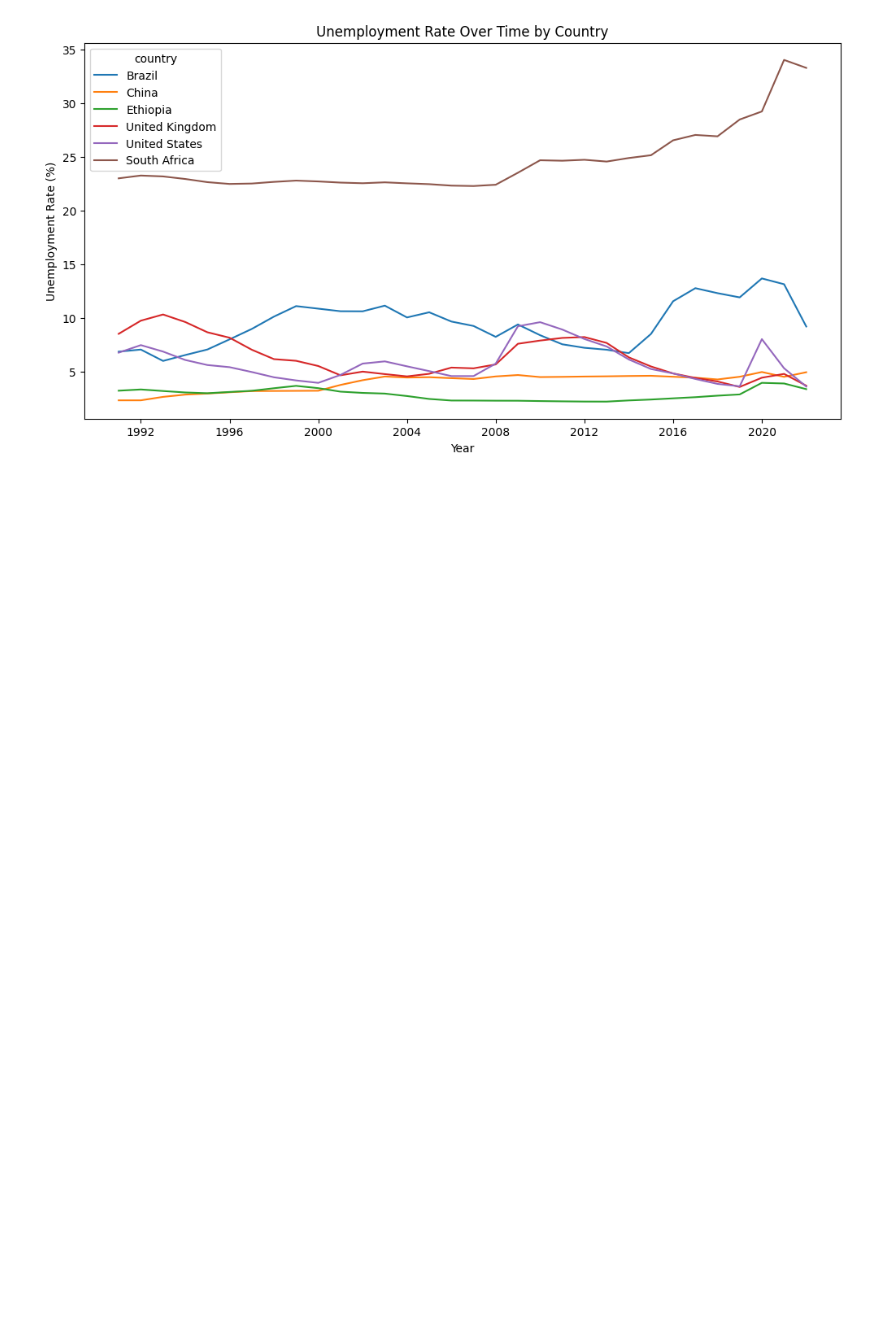
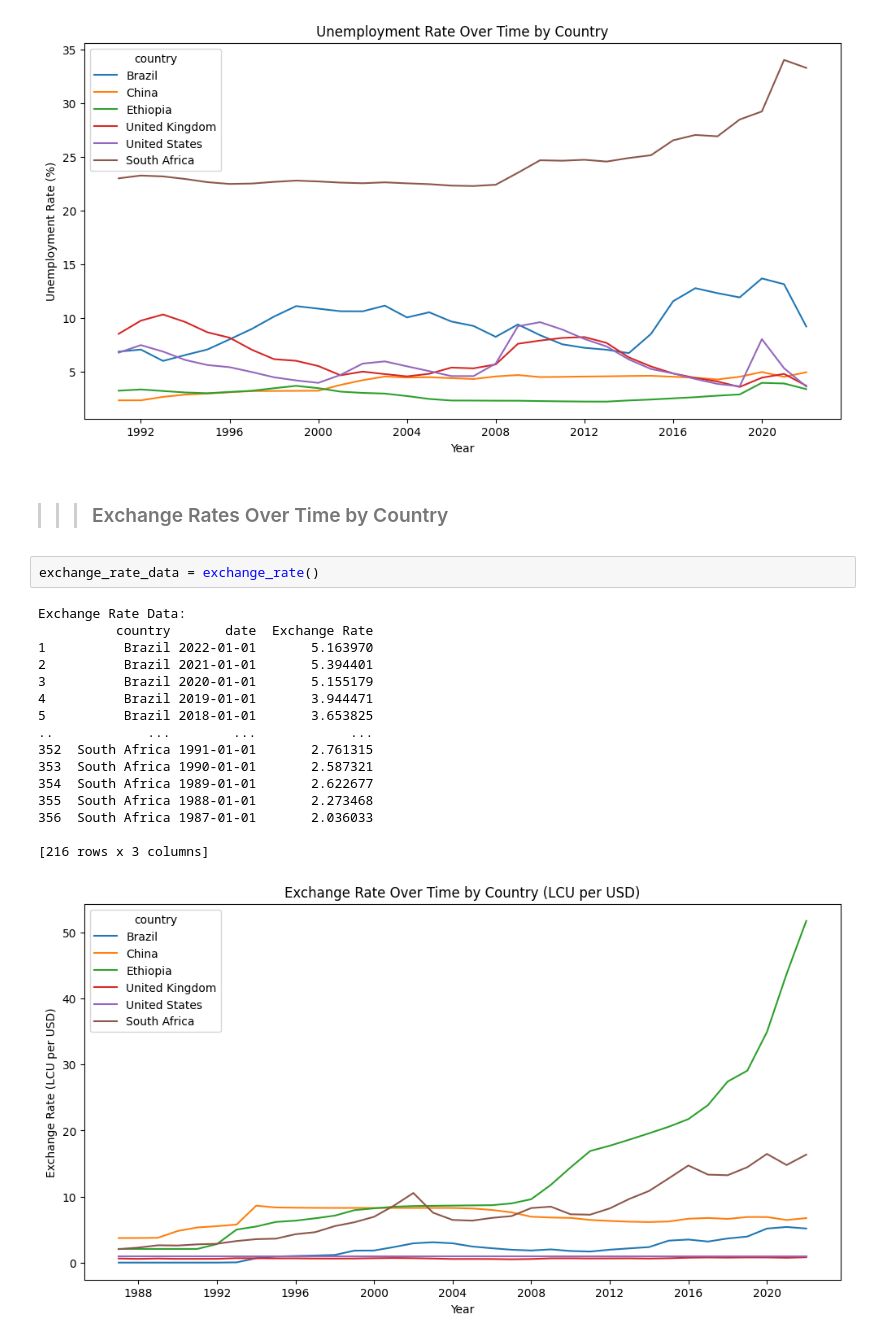
Before and after one commit to hanaDemma/Change_point_analysis_and_statistical_modelling-, a Jupyter notebook: notebooks/change_point_analysis.ipynb, the cells around one changed output. Cells and saved outputs as stored; diff of their text form; blank space fills up the shorter version.

Commit message:
Exchange Rates over time

```diff
--- a/notebooks/change_point_analysis.ipynb
+++ b/notebooks/change_point_analysis.ipynb
@@ -455,3 +455,24 @@ Unemployment Data:
 
 [216 rows x 3 columns]
 [figure]
+# %% [markdown]
+>>> ### Exchange Rates Over Time by Country
+# %%
+exchange_rate_data = exchange_rate()
+# %% [output]
+Exchange Rate Data:
+          country       date  Exchange Rate
+1          Brazil 2022-01-01       5.163970
+2          Brazil 2021-01-01       5.394401
+3          Brazil 2020-01-01       5.155179
+4          Brazil 2019-01-01       3.944471
+5          Brazil 2018-01-01       3.653825
+..            ...        ...            ...
+352  South Africa 1991-01-01       2.761315
+353  South Africa 1990-01-01       2.587321
+354  South Africa 1989-01-01       2.622677
+355  South Africa 1988-01-01       2.273468
+356  South Africa 1987-01-01       2.036033
+
+[216 rows x 3 columns]
+[figure, added]
```
